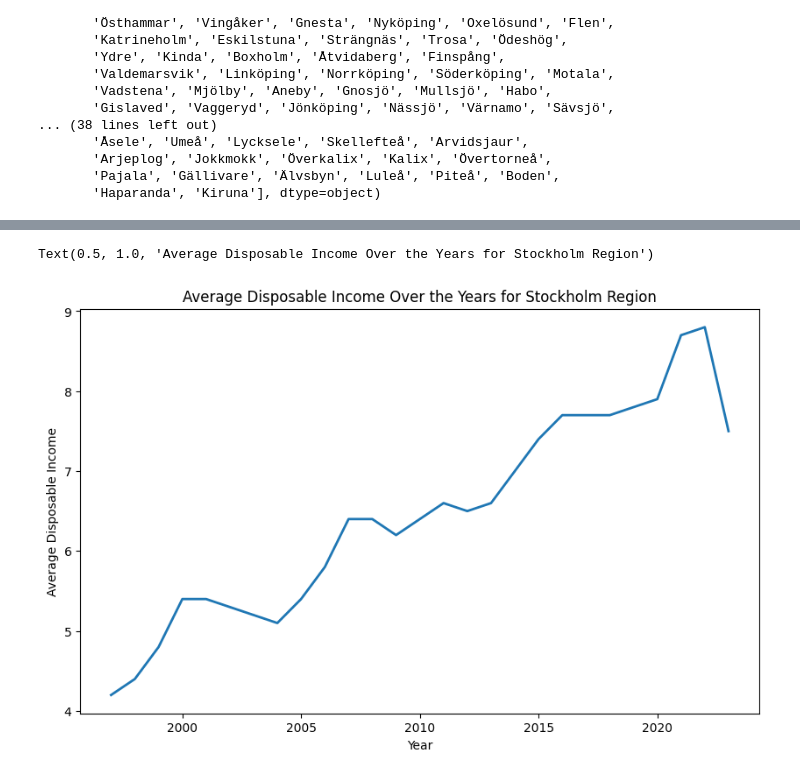
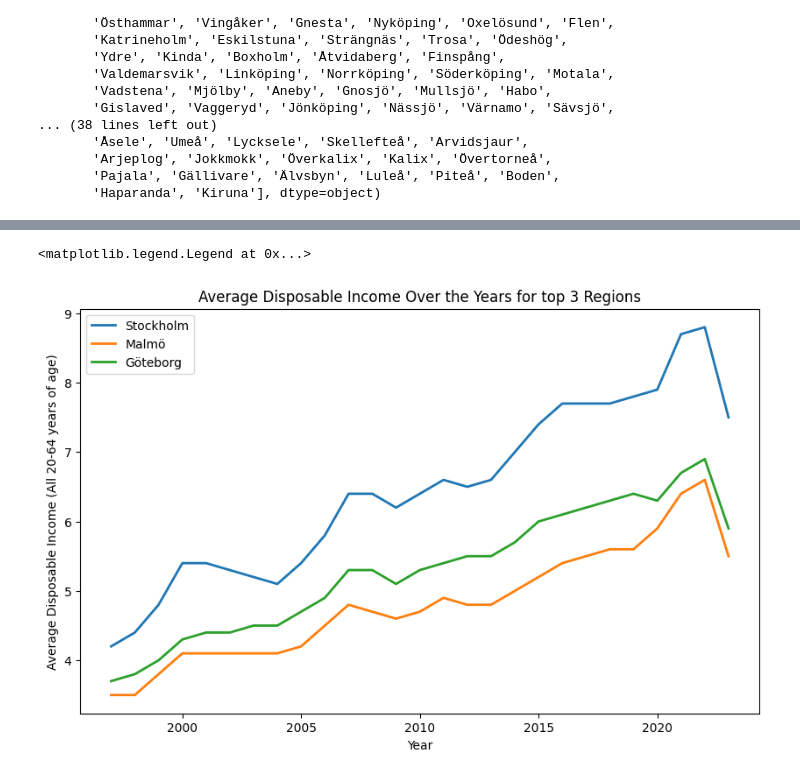
Before and after one commit to Magesh-Babu/Electrification_of_Swedish_Cars, a Jupyter notebook: exploratory_analysis/income_data_exploratory_analysis.ipynb, the cells around one changed output, grey strips where cells are left out. Drawn from its saved outputs; the diff is of its cells as text; code cells hidden in the pictures.

Commit message:
EDA_update_on_income_statistics

```diff
--- a/exploratory_analysis/income_data_exploratory_analysis.ipynb
+++ b/exploratory_analysis/income_data_exploratory_analysis.ipynb
@@ -63,3 +63,5 @@ array(['Upplands Väsby', 'Vallentuna', 'Österåker', 'Värmdö', 'Järfälla',
        'Haparanda', 'Kiruna'], dtype=object)
 # %%
 df1 = df[(df['AgeVariable']=='all 20-64 years of age') & (df['Region'] =='Stockholm')]
+df2 = df[(df['AgeVariable']=='all 20-64 years of age') & (df['Region'] =='Malmö')]
+df3 = df[(df['AgeVariable']=='all 20-64 years of age') & (df['Region'] =='Göteborg')]
@@ -75,11 +68,16 @@ df1.head()
 # %%
 fig, ax = plt.subplots(figsize=(10, 6))
-ax.plot(df1['Year'], df1['AvgDisposibleIncome'], linewidth=2.0)
+ax.plot(df1['Year'], df1['AvgDisposibleIncome'], linewidth=2.0, label='Stockholm')
+ax.plot(df2['Year'], df2['AvgDisposibleIncome'], linewidth=2.0, label='Malmö')
+ax.plot(df3['Year'], df3['AvgDisposibleIncome'], linewidth=2.0, label='Göteborg')
 
 # Add labels and a title for clarity
 ax.set_xlabel('Year')
-ax.set_ylabel('Average Disposable Income')
-ax.set_title('Average Disposable Income Over the Years for Stockholm Region')
+ax.set_ylabel('Average Disposable Income (All 20-64 years of age)')
+ax.set_title('Average Disposable Income Over the Years for top 3 Regions')
+
+# Add a legend with a specific location
+ax.legend(loc='upper left')
 # %% [output]
-Text(0.5, 1.0, 'Average Disposable Income Over the Years for Stockholm Region')
+<matplotlib.legend.Legend at 0x...>
-[figure, old version]
+[figure, new version]
```
Also changed, not shown: parts of 1 cell of this notebook.
